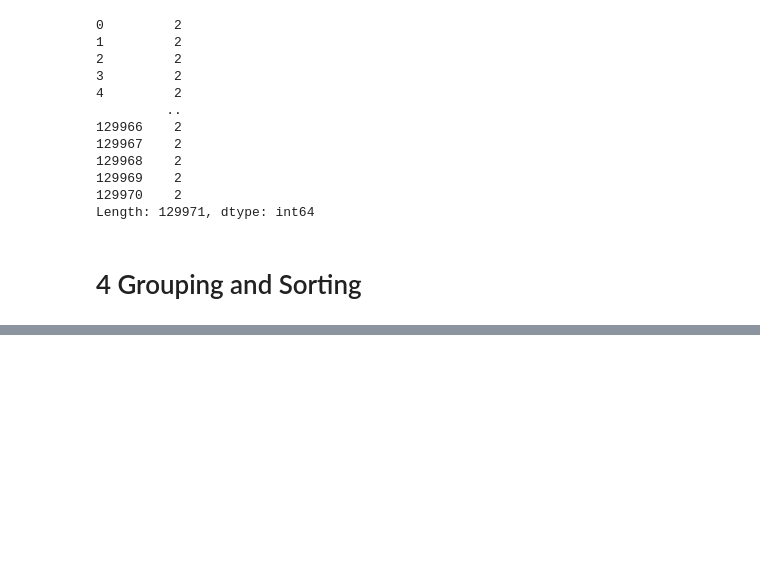
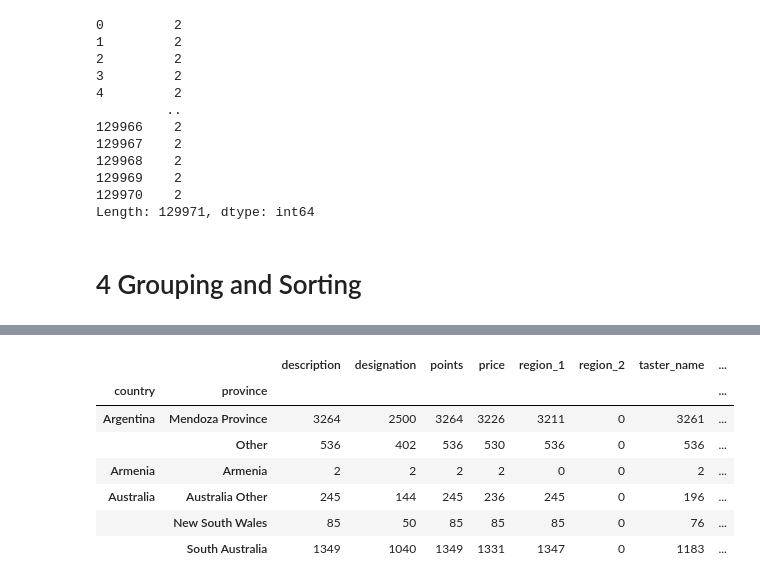
Before and after one commit to santinon/Data_and_ML, a Jupyter notebook: pandas/pandas_generalsynthaxes.ipynb, the cells around one changed output, grey strips where cells are left out. Drawn from its saved outputs; the diff is of its cells as text; code cells hidden in the pictures; blank space fills up the shorter version.

```diff
--- a/pandas/pandas_generalsynthaxes.ipynb
+++ b/pandas/pandas_generalsynthaxes.ipynb
@@ -353,0 +461,12 @@ Length: 129971, dtype: int64
+# %%
+# counts after grouping by country and province:
+reviews.groupby(['country', 'province']).count().head(6)
+# %% [output]
+|  |  | description | designation | points | price | region_1 | region_2 | taster_name | ... |
+| country | province |  |  |  |  |  |  |  | ... |
+| Argentina | Mendoza Province | 3264 | 2500 | 3264 | 3226 | 3211 | 0 | 3261 | ... |
+|  | Other | 536 | 402 | 536 | 530 | 536 | 0 | 536 | ... |
+| Armenia | Armenia | 2 | 2 | 2 | 2 | 0 | 0 | 2 | ... |
+| Australia | Australia Other | 245 | 144 | 245 | 236 | 245 | 0 | 196 | ... |
+|  | New South Wales | 85 | 50 | 85 | 85 | 85 | 0 | 76 | ... |
+|  | South Australia | 1349 | 1040 | 1349 | 1331 | 1347 | 0 | 1183 | ... |
```
Also changed, not shown: parts of 14 cells of this notebook.
